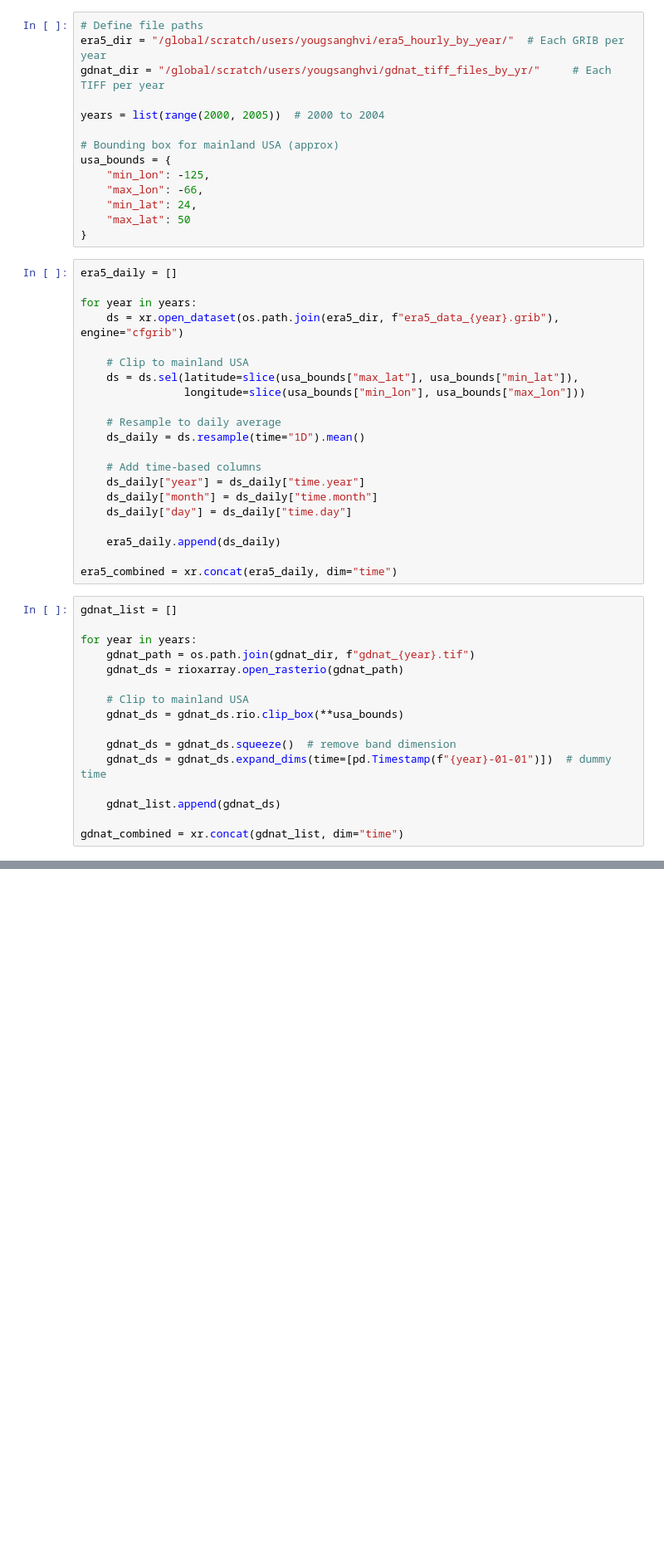
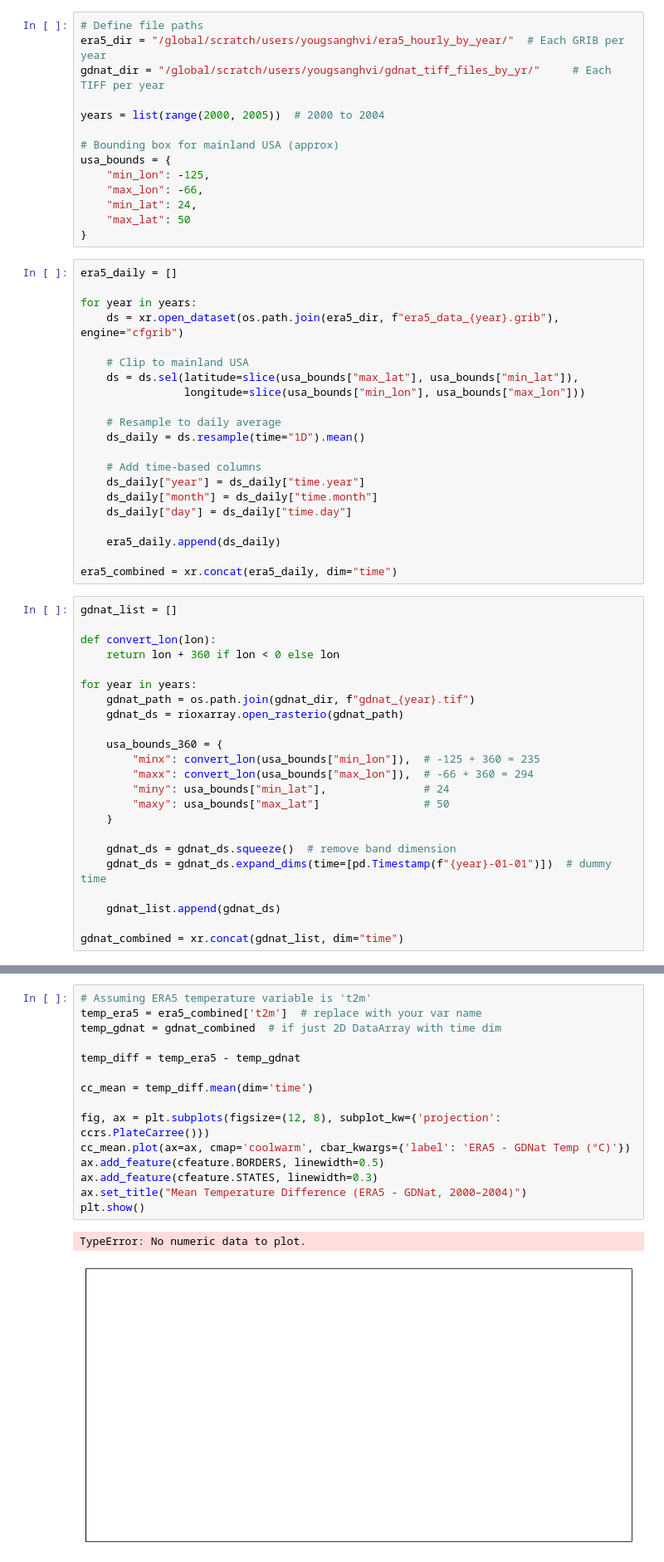
Before and after one commit to yougsanghvi/global_suicide_dummy, a Jupyter notebook: code/d_modelling/d_diagnostics.ipynb, the cells around one changed output, grey strips where cells are left out. Shown at 83% size. Drawn from its saved outputs; the diff is of its cells as text; blank space fills up the shorter version.

```diff
--- a/code/d_modelling/d_diagnostics.ipynb
+++ b/code/d_modelling/d_diagnostics.ipynb
@@ -45,13 +45,20 @@ for year in years:
 era5_combined = xr.concat(era5_daily, dim="time")
 # %%
 gdnat_list = []
+
+def convert_lon(lon):
+    return lon + 360 if lon < 0 else lon
 
 for year in years:
     gdnat_path = os.path.join(gdnat_dir, f"gdnat_{year}.tif")
     gdnat_ds = rioxarray.open_rasterio(gdnat_path)
 
-    # Clip to mainland USA
-    gdnat_ds = gdnat_ds.rio.clip_box(**usa_bounds)
+    usa_bounds_360 = {
+        "minx": convert_lon(usa_bounds["min_lon"]),  # -125 + 360 = 235
+        "maxx": convert_lon(usa_bounds["max_lon"]),  # -66 + 360 = 294
+        "miny": usa_bounds["min_lat"],               # 24
+        "maxy": usa_bounds["max_lat"]                # 50
+    }
 
     gdnat_ds = gdnat_ds.squeeze()  # remove band dimension
     gdnat_ds = gdnat_ds.expand_dims(time=[pd.Timestamp(f"{year}-01-01")])  # dummy time
@@ -64,3 +89,21 @@ TypeError: RasterArray.clip_box() got an unexpected keyword argument 'min_lon'
+# %%
+# Assuming ERA5 temperature variable is 't2m'
+temp_era5 = era5_combined['t2m']  # replace with your var name
+temp_gdnat = gdnat_combined  # if just 2D DataArray with time dim
+
+temp_diff = temp_era5 - temp_gdnat
+
+cc_mean = temp_diff.mean(dim='time')
+
+fig, ax = plt.subplots(figsize=(12, 8), subplot_kw={'projection': ccrs.PlateCarree()})
+cc_mean.plot(ax=ax, cmap='coolwarm', cbar_kwargs={'label': 'ERA5 - GDNat Temp (°C)'})
+ax.add_feature(cfeature.BORDERS, linewidth=0.5)
+ax.add_feature(cfeature.STATES, linewidth=0.3)
+ax.set_title("Mean Temperature Difference (ERA5 - GDNat, 2000–2004)")
+plt.show()
+# %% [output]
+TypeError: No numeric data to plot.
+[figure, added]
 # %%
 import cartopy.crs as ccrs
 import cartopy.feature as cfeature
```
Also changed, not shown: parts of 3 cells of this notebook, 7 other files.
